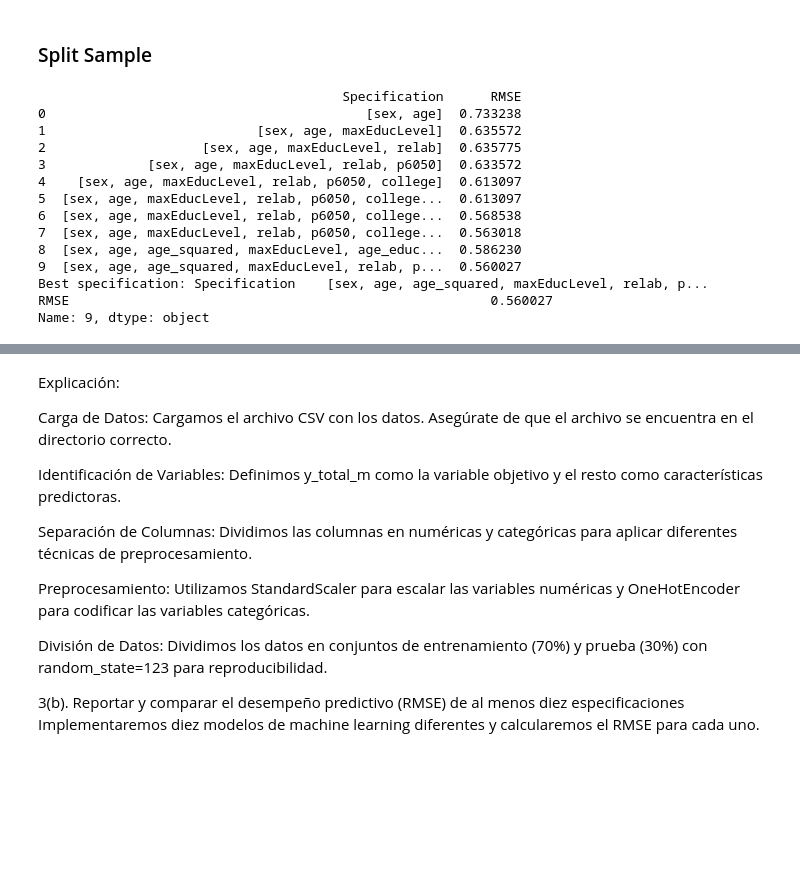
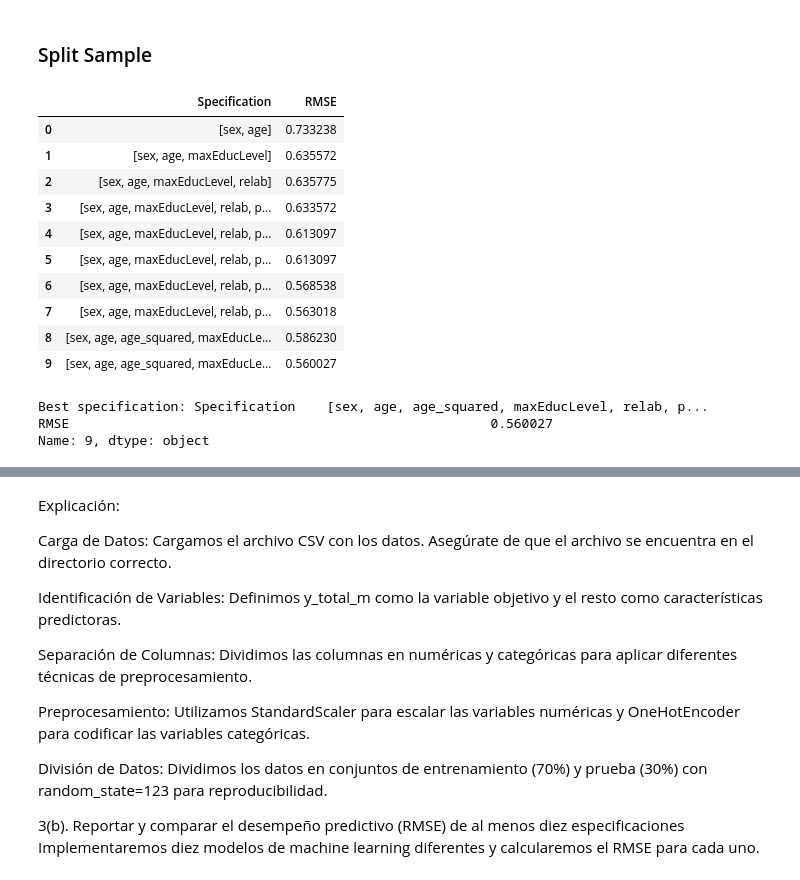
Before and after one commit to victoria-mascaro/ML_UNLP, a Jupyter notebook: 2_models.ipynb, the cells around one changed output, grey strips where cells are left out. Saved outputs shown, nothing was run; the diff lists cells and outputs as text; code cells hidden in the pictures; blank space fills up the shorter version.

```diff
--- a/2_models.ipynb
+++ b/2_models.ipynb
@@ -56,8 +52,4 @@ model = LinearRegression()
 # %%
-from sklearn.model_selection import train_test_split
-from sklearn.linear_model import LinearRegression
-from sklearn.metrics import mean_squared_error
-
 # Assuming df_subset is your DataFrame
 X = df_subset[["sex", "age", "maxEducLevel", "relab", "p6050", "college", "depto", "sizeFirm", "formal"]]
 y = df_subset["log_y"]  # Assuming log_y is a single column (not a DataFrame)
@@ -80,53 +72,54 @@ specifications = [
     ["sex", "age", "maxEducLevel", "relab"],
     ["sex", "age", "maxEducLevel", "relab", "p6050"],
     ["sex", "age", "maxEducLevel", "relab", "p6050", "college"],
     ["sex", "age", "maxEducLevel", "relab", "p6050", "college", "depto"],
     ["sex", "age", "maxEducLevel", "relab", "p6050", "college", "depto", "sizeFirm"],
     ["sex", "age", "maxEducLevel", "relab", "p6050", "college", "depto", "sizeFirm", "formal"],
     ["sex", "age", "age_squared", "maxEducLevel", "age_education", "firm_formal"],
     ["sex", "age", "age_squared", "maxEducLevel", "relab", "p6050", "college", "depto", "sizeFirm", "formal"]
 ]
 
 # Evaluate each specification
 results = []
 for spec in specifications:
     # Extract features for the current specification
     X_train_spec = X_train[spec]
     X_test_spec = X_test[spec]
 
     # Train the model
     model = LinearRegression()
     model.fit(X_train_spec, y_train)
 
     # Make predictions and calculate RMSE
     y_pred = model.predict(X_test_spec)
     rmse = np.sqrt(mean_squared_error(y_test, y_pred))
 
     results.append({'Specification': spec, 'RMSE': rmse})
 
 # Convert results to a DataFrame for analysis
 results_df = pd.DataFrame(results)
-print(results_df)
-
-# Identify the best specification
-best_spec = results_df.loc[results_df['RMSE'].idxmin()]
-print(f"Best specification: {best_spec}")
-
-# Residual Analysis for the Best Model
-best_features = best_spec['Specification']
-model = LinearRegression
+results_df
 # %% [output]
-                                       Specification      RMSE
-0                                         [sex, age]  0.733238
-1                           [sex, age, maxEducLevel]  0.635572
-2                    [sex, age, maxEducLevel, relab]  0.635775
-3             [sex, age, maxEducLevel, relab, p6050]  0.633572
-4    [sex, age, maxEducLevel, relab, p6050, college]  0.613097
-5  [sex, age, maxEducLevel, relab, p6050, college...  0.613097
-6  [sex, age, maxEducLevel, relab, p6050, college...  0.568538
-7  [sex, age, maxEducLevel, relab, p6050, college...  0.563018
-8  [sex, age, age_squared, maxEducLevel, age_educ...  0.586230
-9  [sex, age, age_squared, maxEducLevel, relab, p...  0.560027
-Best specification: Specification    [sex, age, age_squared, maxEducLevel, relab, p...
-RMSE                                                      0.560027
-Name: 9, dtype: object
+|  | Specification | RMSE |
+| 0 | [sex, age] | 0.733238 |
+| 1 | [sex, age, maxEducLevel] | 0.635572 |
+| 2 | [sex, age, maxEducLevel, relab] | 0.635775 |
+| 3 | [sex, age, maxEducLevel, relab, p... | 0.633572 |
+| 4 | [sex, age, maxEducLevel, relab, p... | 0.613097 |
+| 5 | [sex, age, maxEducLevel, relab, p... | 0.613097 |
+| 6 | [sex, age, maxEducLevel, relab, p... | 0.568538 |
+| 7 | [sex, age, maxEducLevel, relab, p... | 0.563018 |
+| 8 | [sex, age, age_squared, maxEducLe... | 0.586230 |
+| 9 | [sex, age, age_squared, maxEducLe... | 0.560027 |
+# %%
+# Identify the best specification
+best_spec = results_df.loc[results_df['RMSE'].idxmin()]
+print(f"Best specification: {best_spec}")
+
+# Residual Analysis for the Best Model
+best_features = best_spec['Specification']
+model = LinearRegression
+# %% [output]
+Best specification: Specification    [sex, age, age_squared, maxEducLevel, relab, p...
+RMSE                                                      0.560027
+Name: 9, dtype: object
```
Also changed, not shown: parts of 17 cells of this notebook.
